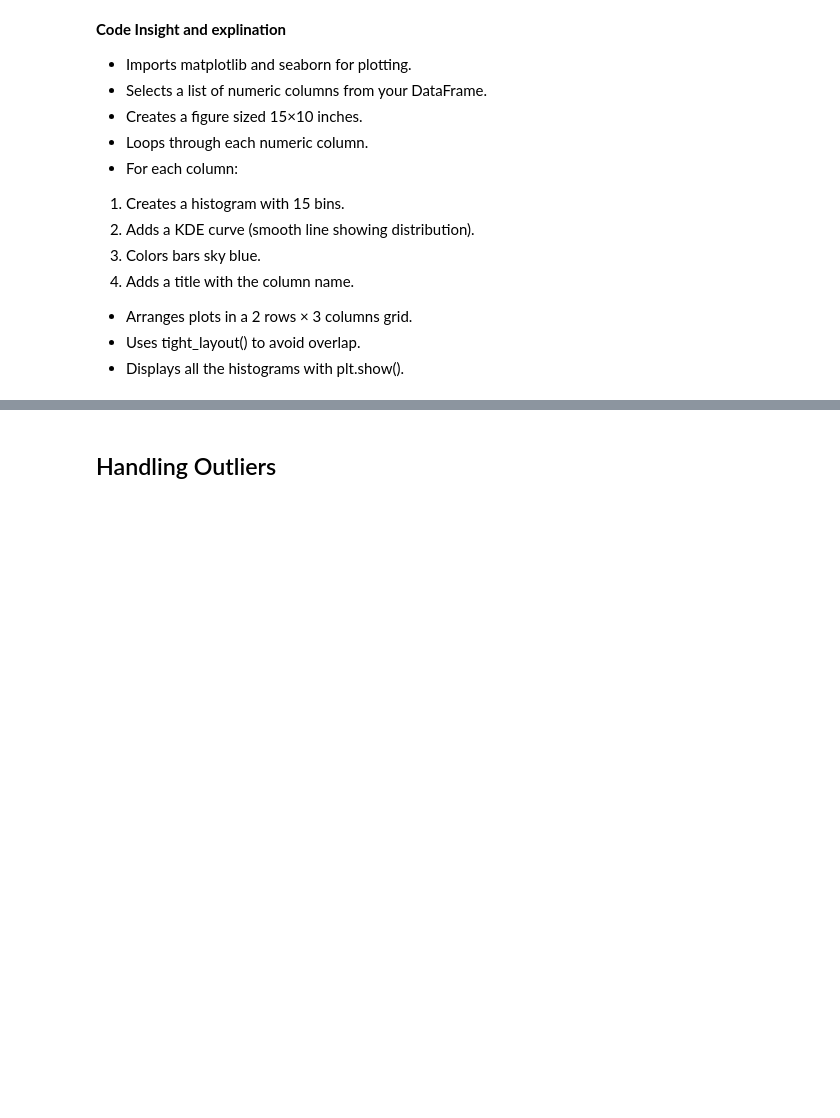
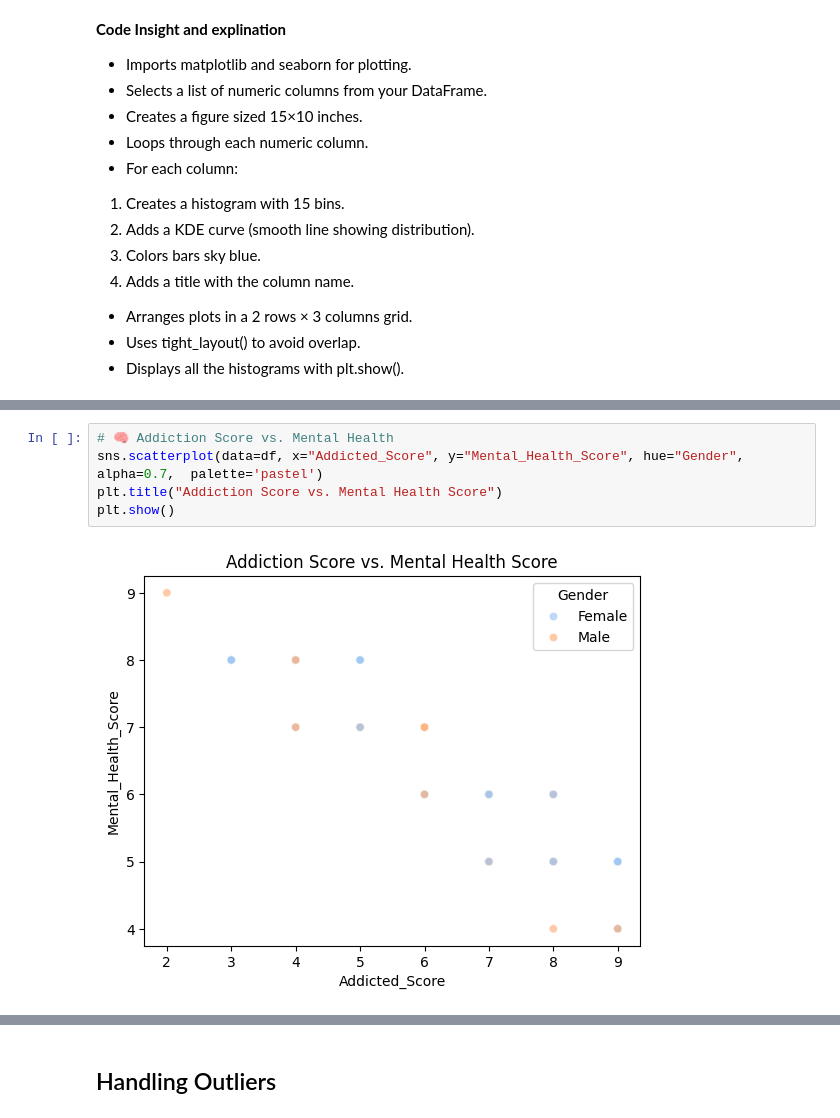
Before and after one commit to AaditiG1/Students-Social-Media-Addiction, a Jupyter notebook: SocialMediaAddiction.ipynb, the cells around one changed output, grey strips where cells are left out. Saved outputs shown, nothing was run; the diff lists cells and outputs as text; blank space fills up the shorter version.

```diff
--- a/SocialMediaAddiction.ipynb
+++ b/SocialMediaAddiction.ipynb
@@ -412,0 +422,7 @@ plt.show()
+# %%
+# 🧠 Addiction Score vs. Mental Health
+sns.scatterplot(data=df, x="Addicted_Score", y="Mental_Health_Score", hue="Gender", alpha=0.7,  palette='pastel')
+plt.title("Addiction Score vs. Mental Health Score")
+plt.show()
+# %% [output]
+[figure, added]
```
Also changed, not shown: parts of 59 cells of this notebook.
